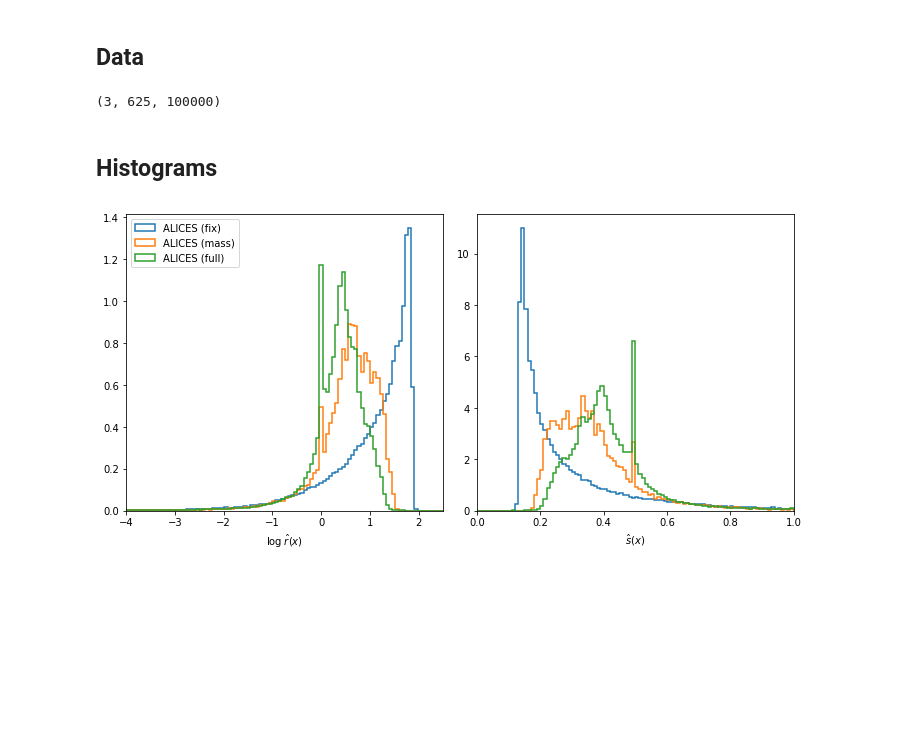
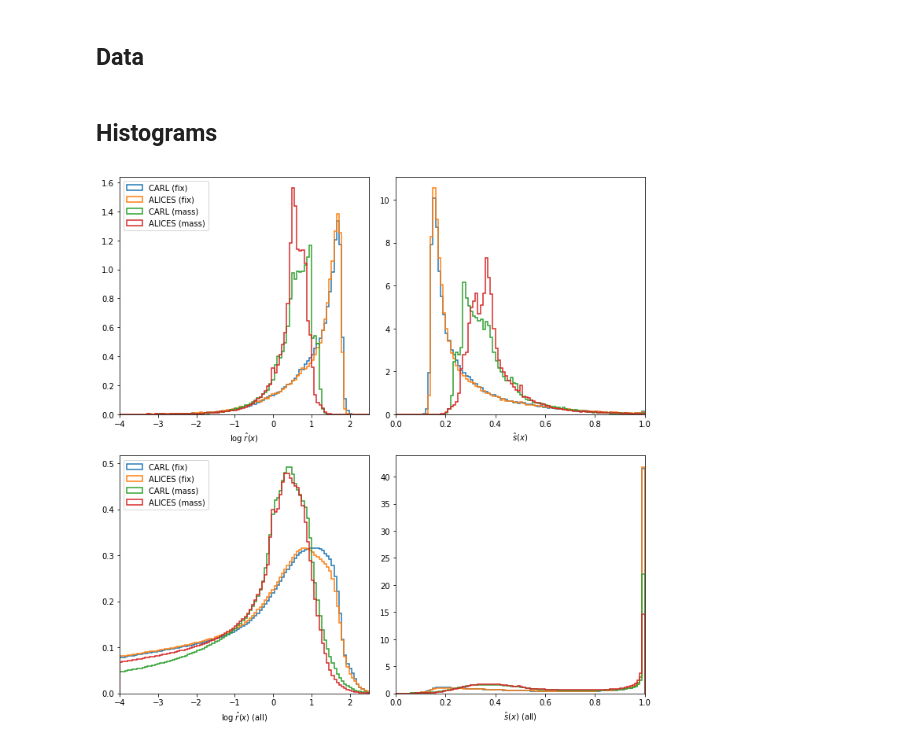
Before and after one commit to smsharma/mining-for-substructure-lens, a Jupyter notebook: notebooks/09_histogram_network_outputs.ipynb, the cells around one changed output. Cells and saved outputs as stored; diff of their text form; code cells hidden in the pictures; blank space fills up the shorter version.

```diff
--- a/notebooks/09_histogram_network_outputs.ipynb
+++ b/notebooks/09_histogram_network_outputs.ipynb
@@ -14,37 +14,27 @@ from inference.utils import s_from_r
 ## Data
 # %%
 filenames = [
-    #"carl_fix",
-    #"alice_fix",
+    "carl_fix",
     "alices_fix",
-    #"carl_mass",
-    #"alice_mass",
+    "carl_mass",
     "alices_mass",
     #"carl_align",
-    #"alice_align",
     #"alices_align",
     #"carl_full",
-    #"alice_full",
-    "alices_full",
+    #"alices_full",
     #"carl_full_aux",
-    #"alice_full_aux",
     #"alices_full_aux",
 ]
 labels = [
-    #"CARL (fix)",
-    #"ALICE (fix)",
+    "CARL (fix)",
     "ALICES (fix)",
-    #"CARL (mass)",
-    #"ALICE (mass)",
+    "CARL (mass)",
     "ALICES (mass)",
     #"CARL (align)",
-    #"ALICE (align)",
     #"ALICES (align)",
     #"CARL (full)",
-    #"ALICE (full)",
-    "ALICES (full)",
+    #"ALICES (full)",
     #"CARL (full-aux)",
-    #"ALICE (full-aux)",
     #"ALICES (full-aux)",
 ]
 
@@ -53,33 +43,45 @@ ncols = 2
 nrows = nmethods // ncols
 # %%
 llrs = np.asarray([np.load("../data/results/llr_{}_grid.npy".format(filename)) for filename in filenames])
-# %%
-llrs.shape
-# %% [output]
-(3, 625, 100000)
 # %%
 idx = 356
 log_r = llrs[:, idx, :]
 s = s_from_r(np.exp(log_r))
+
+log_r_all = llrs.reshape(llrs.shape[0], -1)
+s_all = s_from_r(np.exp(log_r_all))
 # %% [markdown]
 ## Histograms
 # %%
-fig = plt.figure(figsize=(10., 5.))
+fig = plt.figure(figsize=(10., 10.))
 
-ax = plt.subplot(1,2,1)
+ax = plt.subplot(2,2,1)
 for i, x in enumerate(log_r):
     plt.hist(x, range=(-4., 2.5), bins=100, histtype="step", lw=1.5, color="C{}".format(i), density=True, label=labels[i])
 plt.legend(loc="upper left")
 plt.xlim(-4.,2.5)
 plt.xlabel(r"$\log \; \hat{r}(x)$")
 
-ax = plt.subplot(1,2,2)
+ax = plt.subplot(2,2,2)
 for i, x in enumerate(s):
     plt.hist(x, range=(0., 1.), bins=100, histtype="step", lw=1.5, color="C{}".format(i), density=True)
 plt.xlim(0.,1.)
 plt.xlabel(r"$\hat{s}(x)$")
 
+ax = plt.subplot(2,2,3)
+for i, x in enumerate(log_r_all):
+    plt.hist(x, range=(-4., 2.5), bins=100, histtype="step", lw=1.5, color="C{}".format(i), density=True, label=labels[i])
+plt.legend(loc="upper left")
+plt.xlim(-4.,2.5)
+plt.xlabel(r"$\log \; \hat{r}(x)$ (all)")
+
+ax = plt.subplot(2,2,4)
+for i, x in enumerate(s_all):
+    plt.hist(x, range=(0., 1.), bins=100, histtype="step", lw=1.5, color="C{}".format(i), density=True)
+plt.xlim(0.,1.)
+plt.xlabel(r"$\hat{s}(x)$ (all)")
+
 plt.tight_layout()
 plt.savefig("../figures/output_histo.pdf")
 # %% [output]
-[figure, old version]
+[figure, new version]
```
Also changed, not shown: 10 other files.
